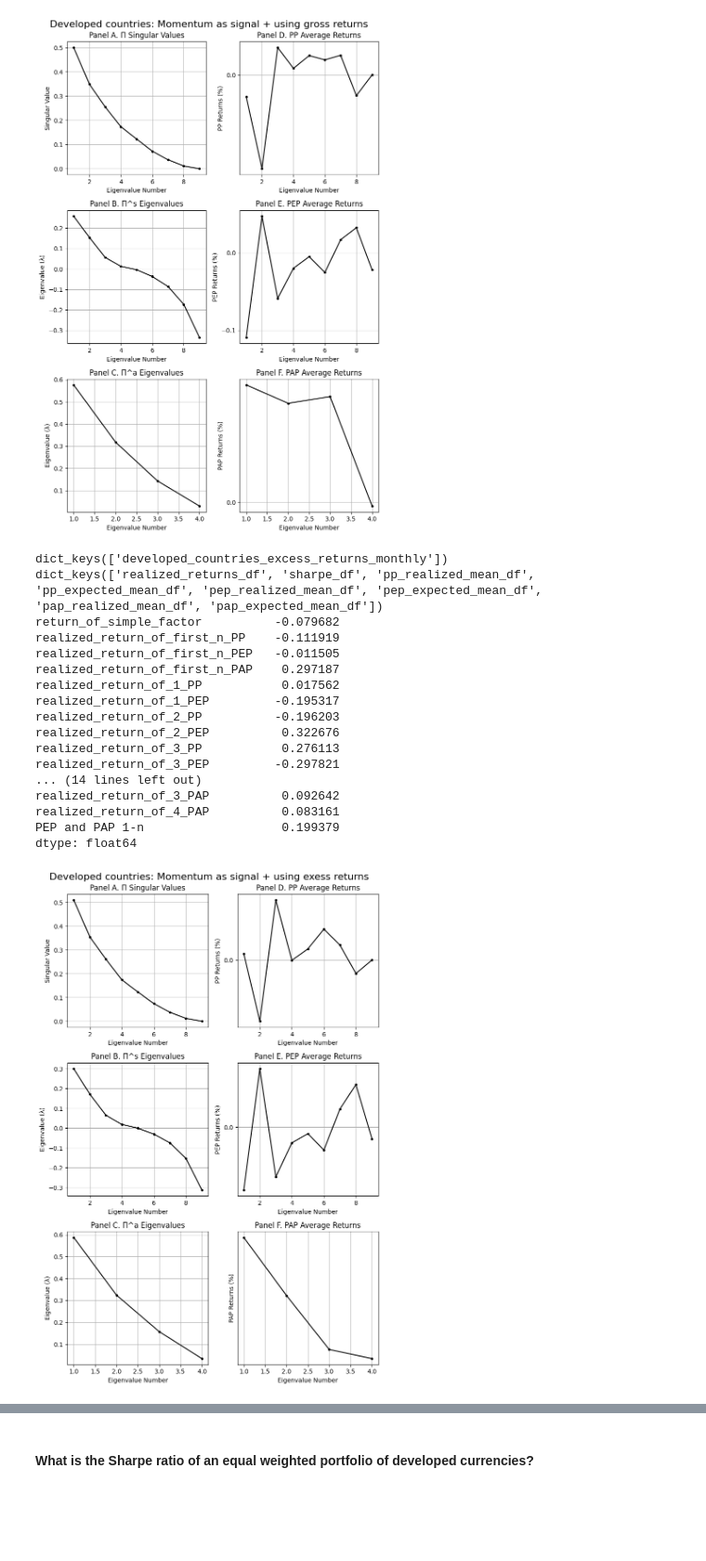
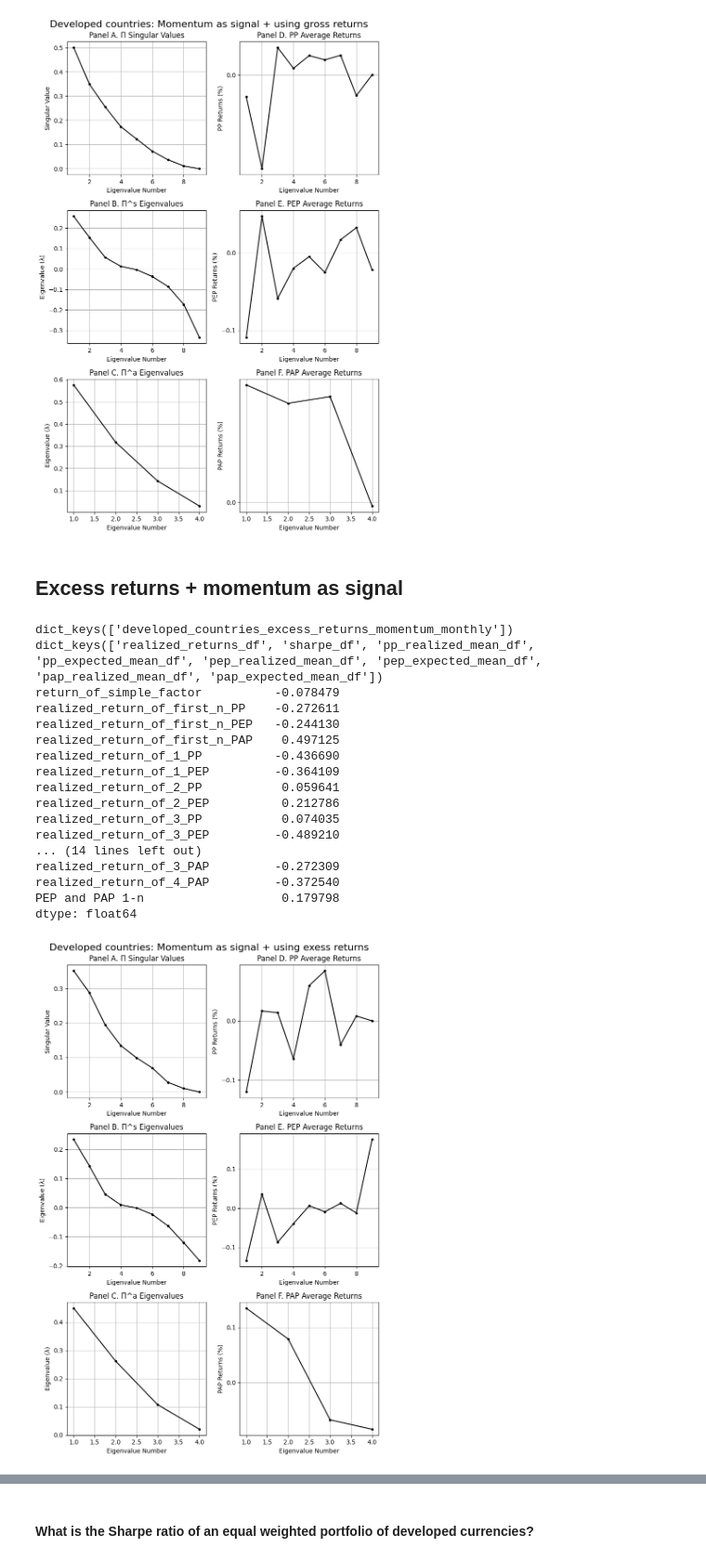
Before and after one commit to aminizadyar/Principal-Portfolios, a Jupyter notebook: PP_monthly_equity_FX.ipynb, the cells around one changed output, grey strips where cells are left out. Shown at 93% size. Drawn from its saved outputs; the diff is of its cells as text; code cells hidden in the pictures; blank space fills up the shorter version.

```diff
--- a/PP_monthly_equity_FX.ipynb
+++ b/PP_monthly_equity_FX.ipynb
@@ -97,55 +77,56 @@ realized_return_of_4_PAP         -0.006426
 PEP and PAP 1-n                   0.032130
 dtype: float64
 [figure]
+# %% [markdown]
+## Excess returns + momentum as signal
 # %%
 starting_year_to_filter = 1998
 end_year_to_filter = 2024
-number_of_lookback_periods = 60
+number_of_lookback_periods = 120
 number_of_PPs_to_consider = 2
 number_of_PEPs_to_consider = 2
-number_of_PAPs_to_consider = 3
+number_of_PAPs_to_consider = 2
 output_dict = {}
 
-developed_countries_excess_return_monthly = pp.calculate_log_FX_excess_returns(developed_countries_spot_monthly,developed_countries_futures_monthly).dropna()
+developed_countries_excess_return_monthly = pp.calculate_log_FX_excess_returns(developed_countries_spot_monthly,developed_countries_futures_monthly)
 # using past month's momentum as the signal
-signal_df = pp.build_signal_df_for_1month_momentum(developed_countries_excess_return_monthly).dropna()
-portfolios_key = "developed_countries_excess_returns_monthly"
+signal_df = pp.build_signal_df_for_1month_momentum(developed_countries_excess_return_monthly)
+portfolios_key = "developed_countries_excess_returns_momentum_monthly"
 output_dict[portfolios_key] = pp.build_PP(developed_countries_excess_return_monthly,signal_df,
                                                                    number_of_lookback_periods,starting_year_to_filter,end_year_to_filter,
-                                                                   portfolio_formation_df=developed_countries_simple_return_monthly,
                                                                    factor_data_monthly=None, number_of_PPs_to_consider=number_of_PPs_to_consider,
                                                                    number_of_PEPs_to_consider=number_of_PEPs_to_consider,
                                                                    number_of_PAPs_to_consider= number_of_PAPs_to_consider)
 
 # I calculate the results for all datasets. the results are stored in this dictionay.
 print(output_dict.keys())
 '''
 Every value of this dictionary is itself another dictionary.
 For instance the key 'sharpe_df' can be used to access the sharp values of this set of results.
 '''
 print(output_dict[portfolios_key].keys())
 print(output_dict[portfolios_key]["sharpe_df"])
 
 number_of_portfolios = developed_countries_excess_return_monthly.shape[1]
 title = 'Developed countries: Momentum as signal + using exess returns'
 
 pp.singular_values_vs_realized_returns_graph(output_dict, portfolios_key, number_of_portfolios, title)
 # %% [output]
-dict_keys(['developed_countries_excess_returns_monthly'])
+dict_keys(['developed_countries_excess_returns_momentum_monthly'])
 dict_keys(['realized_returns_df', 'sharpe_df', 'pp_realized_mean_df', 'pp_expected_mean_df', 'pep_realized_mean_df', 'pep_expected_mean_df', 'pap_realized_mean_df', 'pap_expected_mean_df'])
-return_of_simple_factor          -0.079682
-realized_return_of_first_n_PP    -0.111919
-realized_return_of_first_n_PEP   -0.011505
-realized_return_of_first_n_PAP    0.297187
-realized_return_of_1_PP           0.017562
-realized_return_of_1_PEP         -0.195317
-realized_return_of_2_PP          -0.196203
-realized_return_of_2_PEP          0.322676
-realized_return_of_3_PP           0.276113
-realized_return_of_3_PEP         -0.297821
+return_of_simple_factor          -0.078479
+realized_return_of_first_n_PP    -0.272611
+realized_return_of_first_n_PEP   -0.244130
+realized_return_of_first_n_PAP    0.497125
+realized_return_of_1_PP          -0.436690
+realized_return_of_1_PEP         -0.364109
+realized_return_of_2_PP           0.059641
+realized_return_of_2_PEP          0.212786
+realized_return_of_3_PP           0.074035
+realized_return_of_3_PEP         -0.489210
 ... (14 lines left out)
-realized_return_of_3_PAP          0.092642
-realized_return_of_4_PAP          0.083161
-PEP and PAP 1-n                   0.199379
+realized_return_of_3_PAP         -0.272309
+realized_return_of_4_PAP         -0.372540
+PEP and PAP 1-n                   0.179798
 dtype: float64
-[figure, old version]
+[figure, new version]
```
Also changed, not shown: parts of 3 cells of this notebook, 1 other file.
